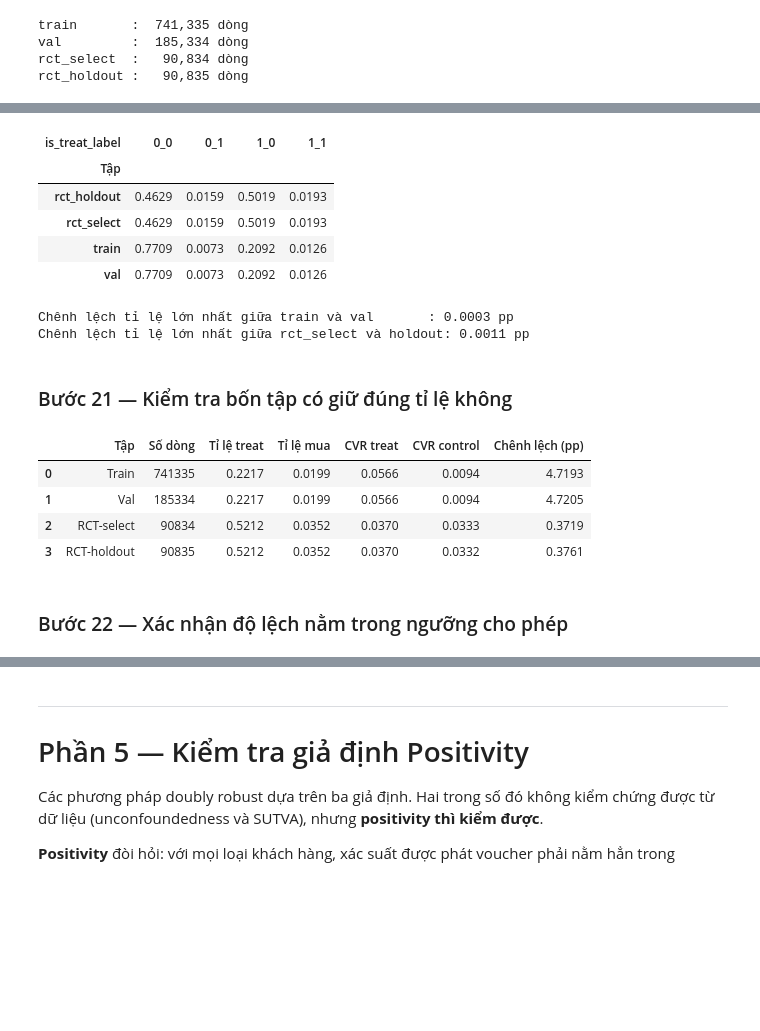
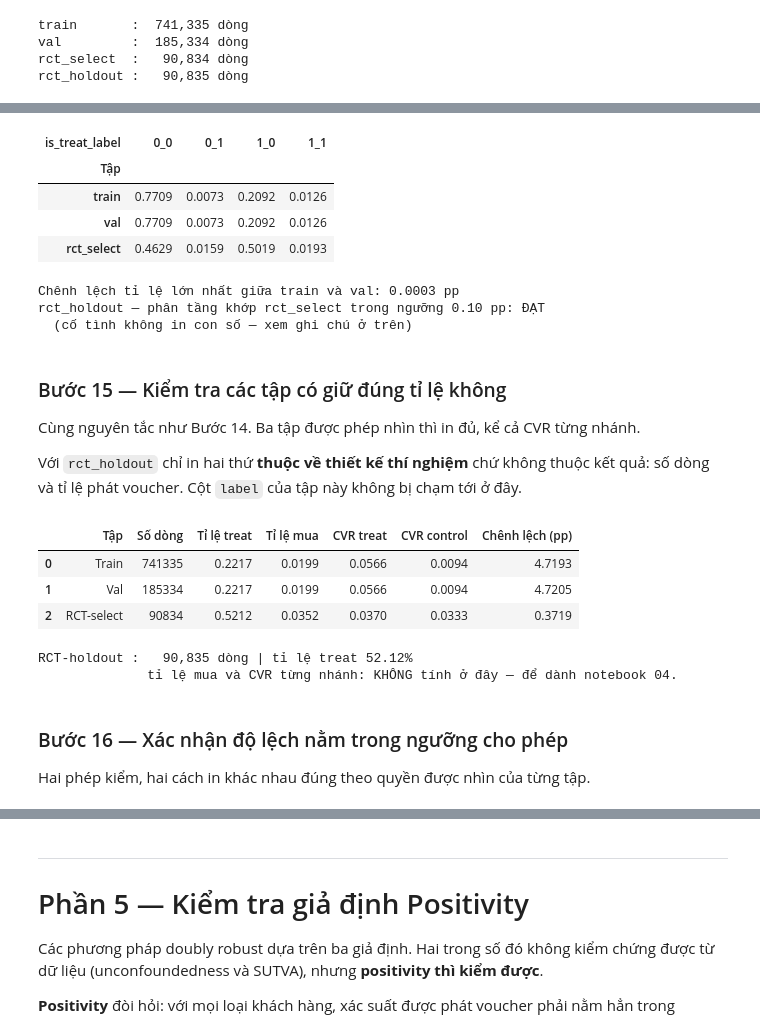
Before and after one commit to hatuki0604/lzd-uplifting-model, a Jupyter notebook: notebooks/02_feature_engineering.ipynb, the cells around one changed output, grey strips where cells are left out. Cells and saved outputs as stored; diff of their text form; code cells hidden in the pictures; blank space fills up the shorter version.

```diff
--- a/notebooks/02_feature_engineering.ipynb
+++ b/notebooks/02_feature_engineering.ipynb
@@ -556,31 +486,50 @@ Notebook 01 đã chia phân tầng theo `(is_treat, label)` — bốn tổ hợp
 # %%
 # dùng .to_numpy() vì hai frame có nhãn index trùng nhau, crosstab không căn được
 strata_all = np.concatenate([
-    (full_tr_fe['is_treat'].astype(str) + '_' + full_tr_fe['label'].astype(str)).to_numpy(),
-    (full_te_fe['is_treat'].astype(str) + '_' + full_te_fe['label'].astype(str)).to_numpy(),
+    (full_tr['is_treat'].astype(str) + '_' + full_tr['label'].astype(str)).to_numpy(),
+    (full_te['is_treat'].astype(str) + '_' + full_te['label'].astype(str)).to_numpy(),
 ])
-split_all = np.concatenate([full_tr_fe['split'].to_numpy(), full_te_fe['split'].to_numpy()])
+split_all = np.concatenate([full_tr['split'].to_numpy(), full_te['split'].to_numpy()])
 
 ratio = pd.crosstab(pd.Series(split_all, name='Tập'),
                     pd.Series(strata_all, name='is_treat_label'),
                     normalize='index')
-display(ratio.round(4))
 
-print('Chênh lệch tỉ lệ lớn nhất giữa train và val       : '
-      f"{(ratio.loc['train'] - ratio.loc['val']).abs().max()*100:.4f} pp")
-print('Chênh lệch tỉ lệ lớn nhất giữa rct_select và holdout: '
-      f"{(ratio.loc['rct_select'] - ratio.loc['rct_holdout']).abs().max()*100:.4f} pp")
+NGUONG_LECH_PP = 0.10          # ngưỡng cho phép, tính bằng điểm phần trăm
+
+# --- ba tập được phép nhìn ---
+DUOC_NHIN = ['train', 'val', 'rct_select']
+display(ratio.loc[DUOC_NHIN].round(4))
+
+lech_tr_val = float((ratio.loc['train'] - ratio.loc['val']).abs().max() * 100)
+print(f'Chênh lệch tỉ lệ lớn nhất giữa train và val: {lech_tr_val:.4f} pp')
+
+# --- holdout: kiểm rồi bỏ, không in con số nào ---
+lech_rct = float((ratio.loc['rct_select'] - ratio.loc['rct_holdout']).abs().max() * 100)
+dat_holdout = lech_rct < NGUONG_LECH_PP
+assert dat_holdout, 'Phân tầng giữa rct_select và rct_holdout lệch quá ngưỡng'
+
+ratio = ratio.loc[DUOC_NHIN]   # bỏ hẳn dòng holdout khỏi bảng còn nằm trong bộ nhớ
+del lech_rct
+
+print(f'rct_holdout — phân tầng khớp rct_select trong ngưỡng {NGUONG_LECH_PP:.2f} pp: '
+      f'{"ĐẠT" if dat_holdout else "KHÔNG ĐẠT"}')
+print('  (cố tình không in con số — xem ghi chú ở trên)')
 # %% [output]
 | is_treat_label | 0_0 | 0_1 | 1_0 | 1_1 |
 | Tập |  |  |  |  |
-| rct_holdout | 0.4629 | 0.0159 | 0.5019 | 0.0193 |
-| rct_select | 0.4629 | 0.0159 | 0.5019 | 0.0193 |
 | train | 0.7709 | 0.0073 | 0.2092 | 0.0126 |
 | val | 0.7709 | 0.0073 | 0.2092 | 0.0126 |
+| rct_select | 0.4629 | 0.0159 | 0.5019 | 0.0193 |
-Chênh lệch tỉ lệ lớn nhất giữa train và val       : 0.0003 pp
-Chênh lệch tỉ lệ lớn nhất giữa rct_select và holdout: 0.0011 pp
+Chênh lệch tỉ lệ lớn nhất giữa train và val: 0.0003 pp
+rct_holdout — phân tầng khớp rct_select trong ngưỡng 0.10 pp: ĐẠT
+  (cố tình không in con số — xem ghi chú ở trên)
-# %% [markdown]
-### Bước 21 — Kiểm tra bốn tập có giữ đúng tỉ lệ không
+# %% [markdown]
+### Bước 15 — Kiểm tra các tập có giữ đúng tỉ lệ không
+
+Cùng nguyên tắc như Bước 14. Ba tập được phép nhìn thì in đủ, kể cả CVR từng nhánh.
+
+Với `rct_holdout` chỉ in hai thứ **thuộc về thiết kế thí nghiệm** chứ không thuộc kết quả: số dòng và tỉ lệ phát voucher. Cột `label` của tập này không bị chạm tới ở đây.
 # %%
 def describe_split(name, df):
     cvr_t = df.loc[df.is_treat == 1, 'label'].mean()
@@ -595,18 +544,26 @@ def describe_split(name, df):
         'Chênh lệch (pp)': (cvr_t - cvr_c) * 100,
     }
 
-splits = {'Train': train_split, 'Val': val_split,
-          'RCT-select': rct_select, 'RCT-holdout': rct_holdout}
+
+# Chỉ ba tập được phép nhìn nhãn. rct_holdout KHÔNG đi qua hàm này.
+splits = {'Train': train_split, 'Val': val_split, 'RCT-select': rct_select}
 
 split_info = pd.DataFrame([describe_split(k, v) for k, v in splits.items()])
-split_info.round(4)
+display(split_info.round(4))
+
+print(f'RCT-holdout : {len(rct_holdout):>8,} dòng | '
+      f'tỉ lệ treat {rct_holdout["is_treat"].mean()*100:.2f}%')
+print('              tỉ lệ mua và CVR từng nhánh: KHÔNG tính ở đây — để dành notebook 04.')
 # %% [output]
 |  | Tập | Số dòng | Tỉ lệ treat | Tỉ lệ mua | CVR treat | CVR control | Chênh lệch (pp) |
 | 0 | Train | 741335 | 0.2217 | 0.0199 | 0.0566 | 0.0094 | 4.7193 |
 | 1 | Val | 185334 | 0.2217 | 0.0199 | 0.0566 | 0.0094 | 4.7205 |
 | 2 | RCT-select | 90834 | 0.5212 | 0.0352 | 0.0370 | 0.0333 | 0.3719 |
-| 3 | RCT-holdout | 90835 | 0.5212 | 0.0352 | 0.0370 | 0.0332 | 0.3761 |
+RCT-holdout :   90,835 dòng | tỉ lệ treat 52.12%
+              tỉ lệ mua và CVR từng nhánh: KHÔNG tính ở đây — để dành notebook 04.
 # %% [markdown]
-### Bước 22 — Xác nhận độ lệch nằm trong ngưỡng cho phép
+### Bước 16 — Xác nhận độ lệch nằm trong ngưỡng cho phép
+
+Hai phép kiểm, hai cách in khác nhau đúng theo quyền được nhìn của từng tập.
 # %%
 obs = split_info[split_info['Tập'].isin(['Train', 'Val'])]
```
Also changed, not shown: parts of 71 cells of this notebook, 9 other files.
